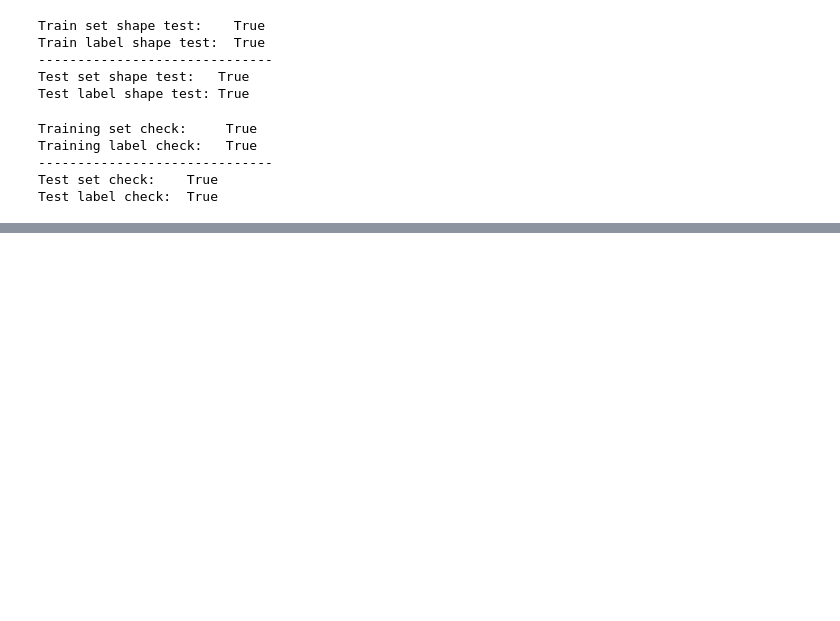
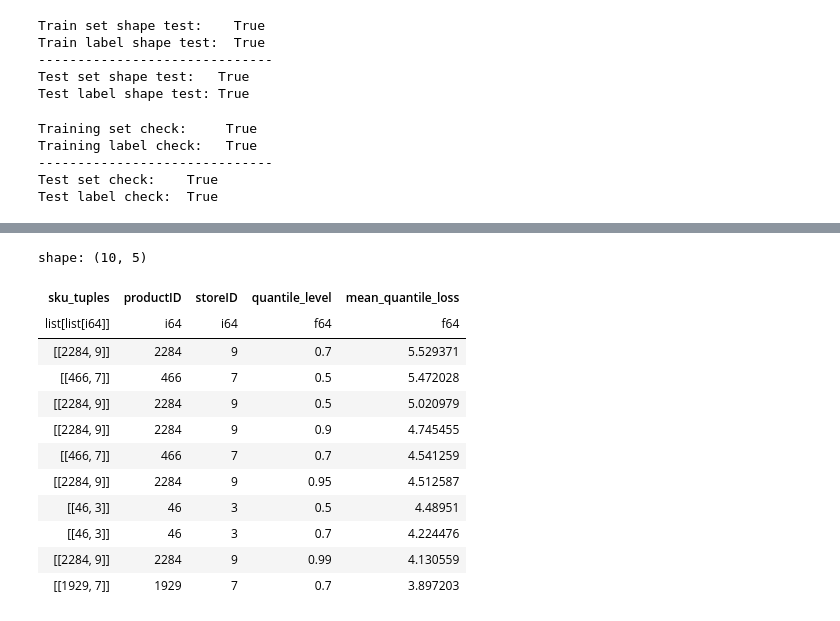
Before and after one commit to ivn23/bench-time, a Jupyter notebook: pipeline_test.ipynb, the cells around one changed output, grey strips where cells are left out. Cells and saved outputs as stored; diff of their text form; code cells hidden in the pictures; blank space fills up the shorter version.

```diff
--- a/pipeline_test.ipynb
+++ b/pipeline_test.ipynb
@@ -17,2 +18,8 @@ np.random.seed(42)
 # %% [output]
 /Users/ivn/Documents/PhD/Transformer Research/Code/Benchmarking
+# %%
+data_path = "/Users/ivn/Documents/PhD/Transformer Research/Code/Benchmarking/data/db_snapshot_offsite/train_data/processed/train_data_features.feather"
+df_clean = pl.read_ipc(data_path)
+
+sku_tuples_complete = [(d['productID'], d['storeID']) for d in df_clean.select(pl.col("productID"), pl.col("storeID")).unique().to_dicts()]
+print("total unseen skus: ", len(sku_tuples_complete))
@@ -291,0 +380,16 @@ Test label check:  True
+# %%
+results_df.sort('mean_quantile_loss', descending=True).head(10)
+# %% [output]
+shape: (10, 5)
+| sku_tuples | productID | storeID | quantile_level | mean_quantile_loss |
+| list[list[i64]] | i64 | i64 | f64 | f64 |
+| [[2284, 9]] | 2284 | 9 | 0.7 | 5.529371 |
+| [[466, 7]] | 466 | 7 | 0.5 | 5.472028 |
+| [[2284, 9]] | 2284 | 9 | 0.5 | 5.020979 |
+| [[2284, 9]] | 2284 | 9 | 0.9 | 4.745455 |
+| [[466, 7]] | 466 | 7 | 0.7 | 4.541259 |
+| [[2284, 9]] | 2284 | 9 | 0.95 | 4.512587 |
+| [[46, 3]] | 46 | 3 | 0.5 | 4.48951 |
+| [[46, 3]] | 46 | 3 | 0.7 | 4.224476 |
+| [[2284, 9]] | 2284 | 9 | 0.99 | 4.130559 |
+| [[1929, 7]] | 1929 | 7 | 0.7 | 3.897203 |
```
Also changed, not shown: parts of 31 cells of this notebook, 13 other files.
